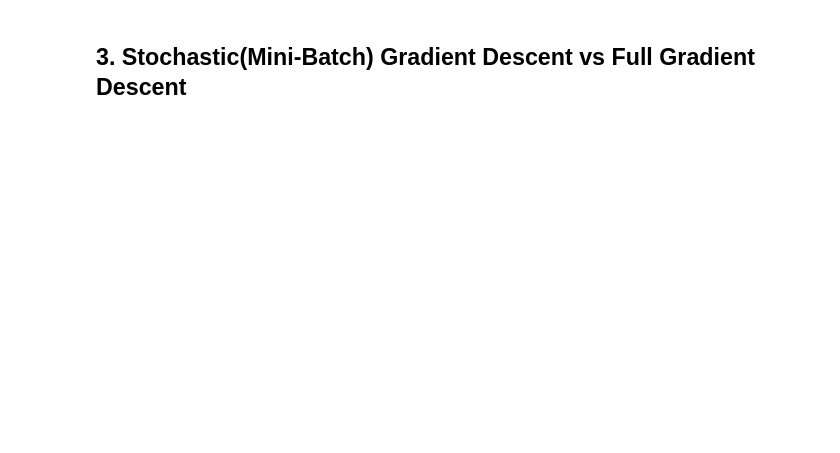
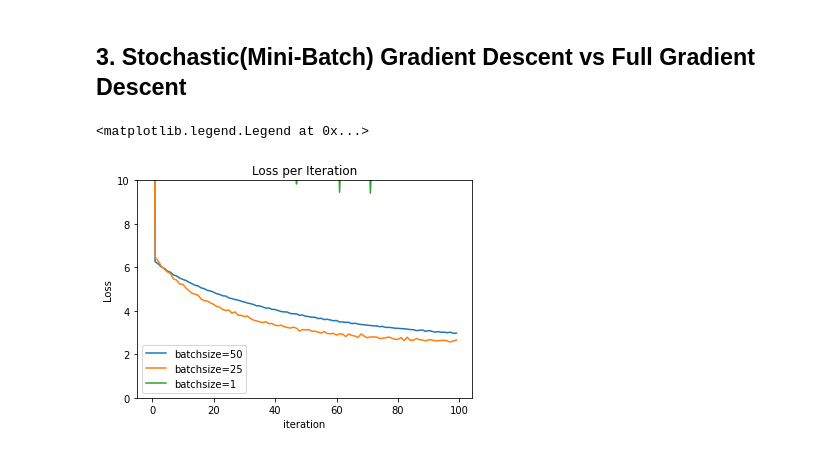
Before and after one commit to lookbackjh/MLstudy, a Jupyter notebook: Gradient Descent/test.ipynb, the cells around one changed output. Cells and saved outputs as stored; diff of their text form; code cells hidden in the pictures; blank space fills up the shorter version.

```diff
--- a/Gradient Descent/test.ipynb
+++ b/Gradient Descent/test.ipynb
@@ -46,2 +55,16 @@ for seq, index in enumerate(a):
 # %% [markdown]
 ## 3. Stochastic(Mini-Batch) Gradient Descent vs Full Gradient Descent
+# %%
+index=np.arange(0,100,1)
+batchsize=[50,25,1]
+for batchs in batchsize:
+    b_loss_hist =minibatchgradDescent(X_train,y_train,alpha=0.03,num_iter=100,batchsize=batchs)
+    plt.plot(index,b_loss_hist.mean(axis=1),label=r"batchsize={}".format(batchs))
+plt.title("Loss per Iteration")
+plt.xlabel("iteration")
+plt.ylabel("Loss")
+plt.ylim(0,10)
+plt.legend()
+# %% [output]
+<matplotlib.legend.Legend at 0x...>
+[figure, added]
```
Also changed, not shown: parts of 3 cells of this notebook, 3 other files.
